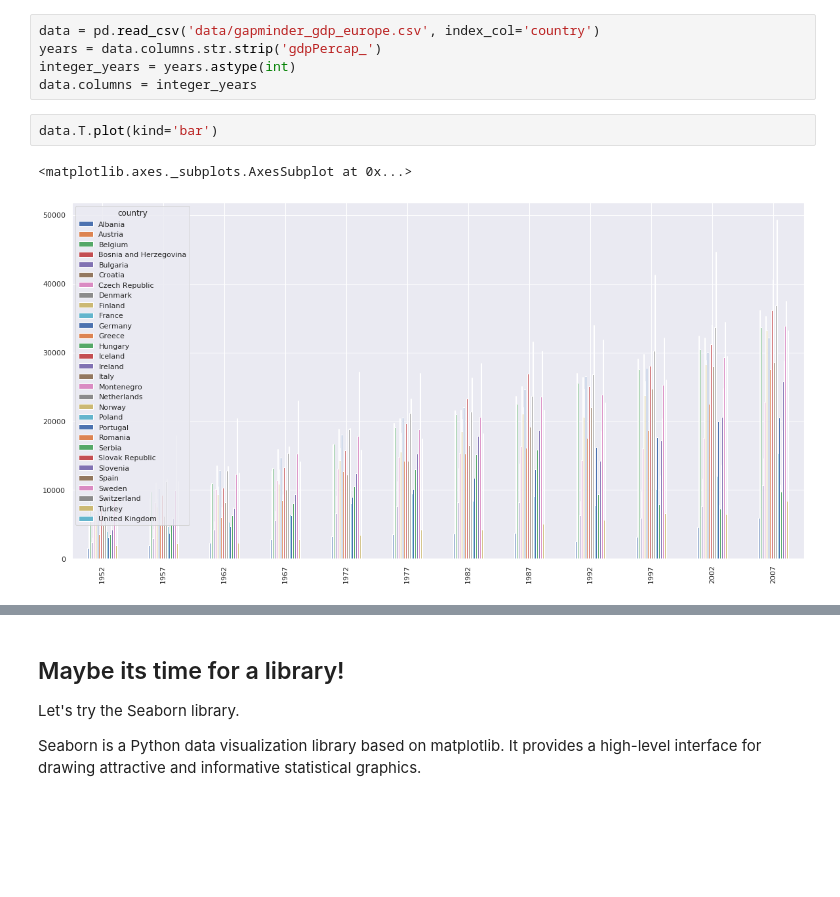
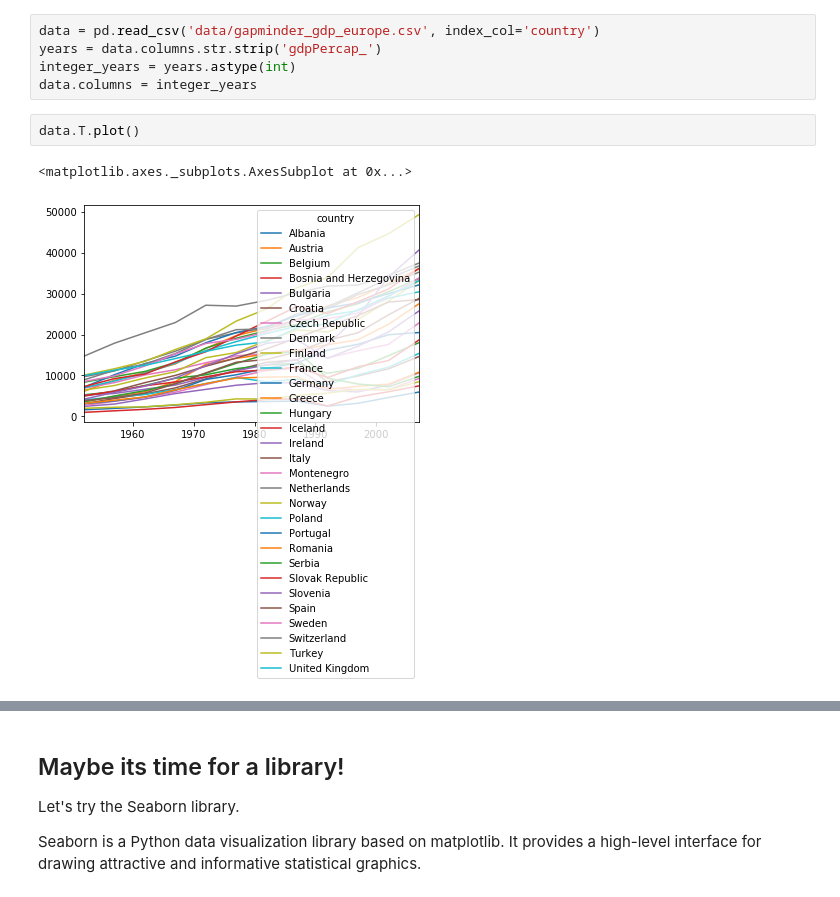
Before and after one commit to geekypete/python-data-vis, a Jupyter notebook: python-data-vis-tutorial.ipynb, the cells around one changed output, grey strips where cells are left out. Saved outputs shown, nothing was run; the diff lists cells and outputs as text; blank space fills up the shorter version.

```diff
--- a/python-data-vis-tutorial.ipynb
+++ b/python-data-vis-tutorial.ipynb
@@ -87,7 +87,7 @@ years = data.columns.str.strip('gdpPercap_')
 integer_years = years.astype(int)
 data.columns = integer_years
 # %%
-data.T.plot(kind='bar')
+data.T.plot()
 # %% [output]
 <matplotlib.axes._subplots.AxesSubplot at 0x...>
-[figure, old version]
+[figure, new version]
```
Also changed, not shown: parts of 14 cells of this notebook.
